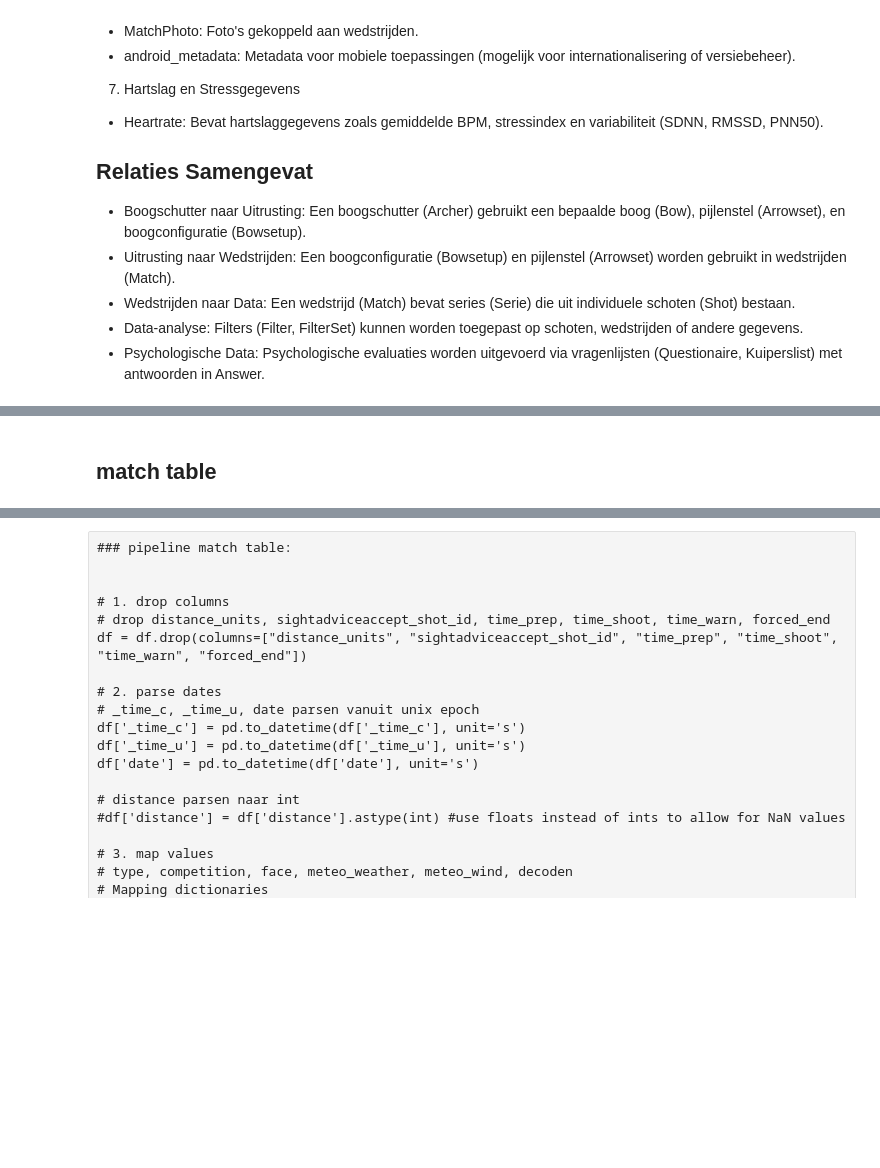
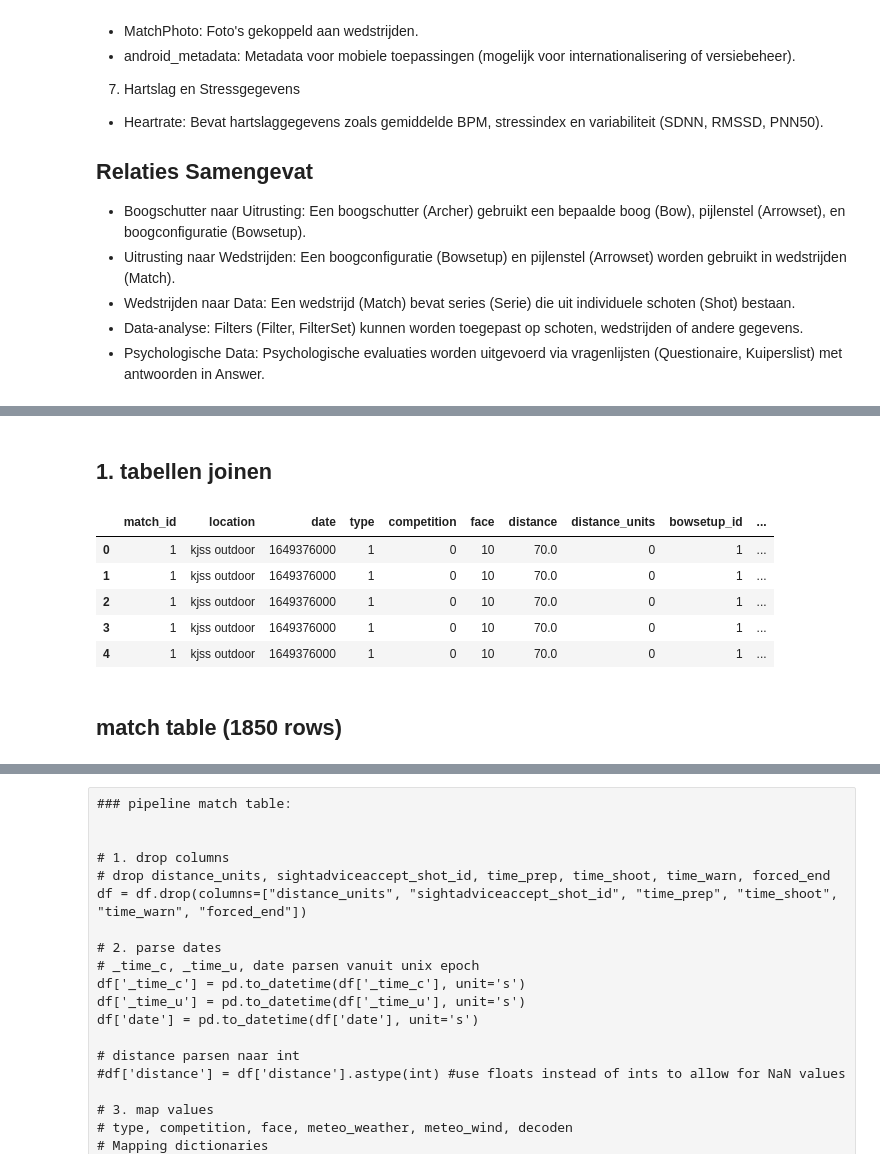
Before and after one commit to JarnoDeSmedt/streamlit-archery-logbook, a Jupyter notebook: DATA/data-exploration.ipynb, the cells around one changed output, grey strips where cells are left out. Cells and saved outputs as stored; diff of their text form; code cells hidden in the pictures; blank space fills up the shorter version.

```diff
--- a/DATA/data-exploration.ipynb
+++ b/DATA/data-exploration.ipynb
@@ -55,0 +64,2 @@ pd.set_option('display.max_columns', None)
+# %% [markdown]
+## 1. tabellen joinen
@@ -56,3 +190,16 @@ pd.set_option('display.max_columns', None)
+# %%
+conn = sqlite3.connect(database)
+df_joined = pd.read_sql_query(sql_join_query, conn)
+conn.close()
+
+df_joined.head()
+# %% [output]
+|  | match_id | location | date | type | competition | face | distance | distance_units | bowsetup_id | ... |
+| 0 | 1 | kjss outdoor | 1649376000 | 1 | 0 | 10 | 70.0 | 0 | 1 | ... |
+| 1 | 1 | kjss outdoor | 1649376000 | 1 | 0 | 10 | 70.0 | 0 | 1 | ... |
+| 2 | 1 | kjss outdoor | 1649376000 | 1 | 0 | 10 | 70.0 | 0 | 1 | ... |
+| 3 | 1 | kjss outdoor | 1649376000 | 1 | 0 | 10 | 70.0 | 0 | 1 | ... |
+| 4 | 1 | kjss outdoor | 1649376000 | 1 | 0 | 10 | 70.0 | 0 | 1 | ... |
 # %% [markdown]
-## match table
+## match table (1850 rows)
 # %%
```
Also changed, not shown: parts of 27 cells of this notebook, 26 other files.
